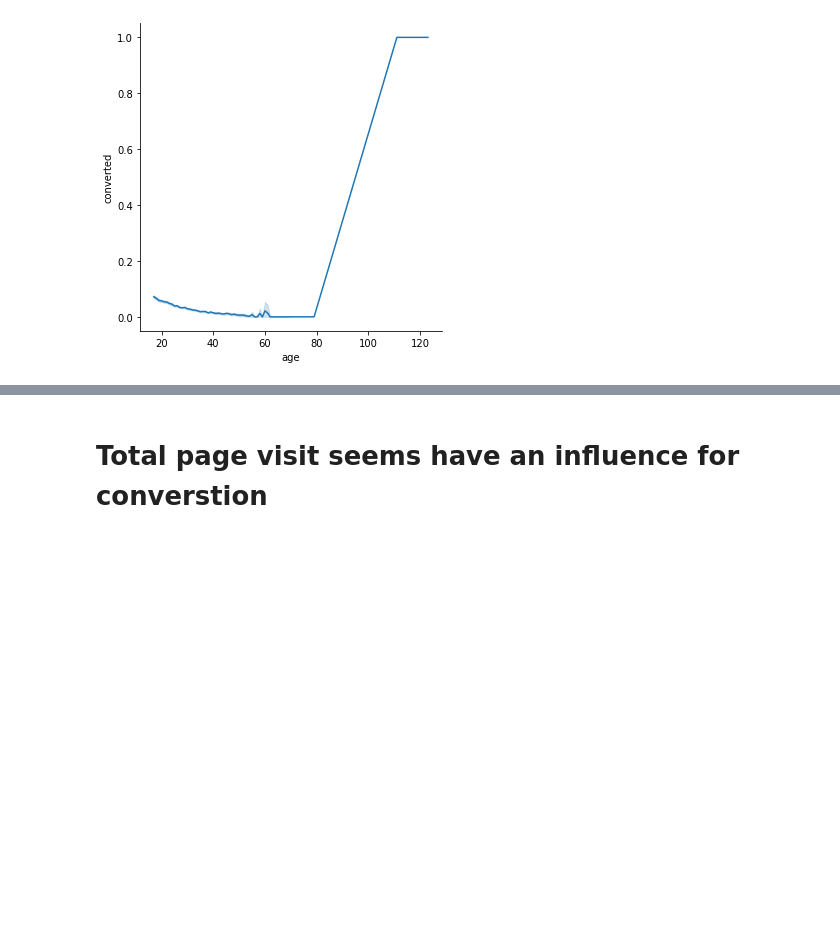
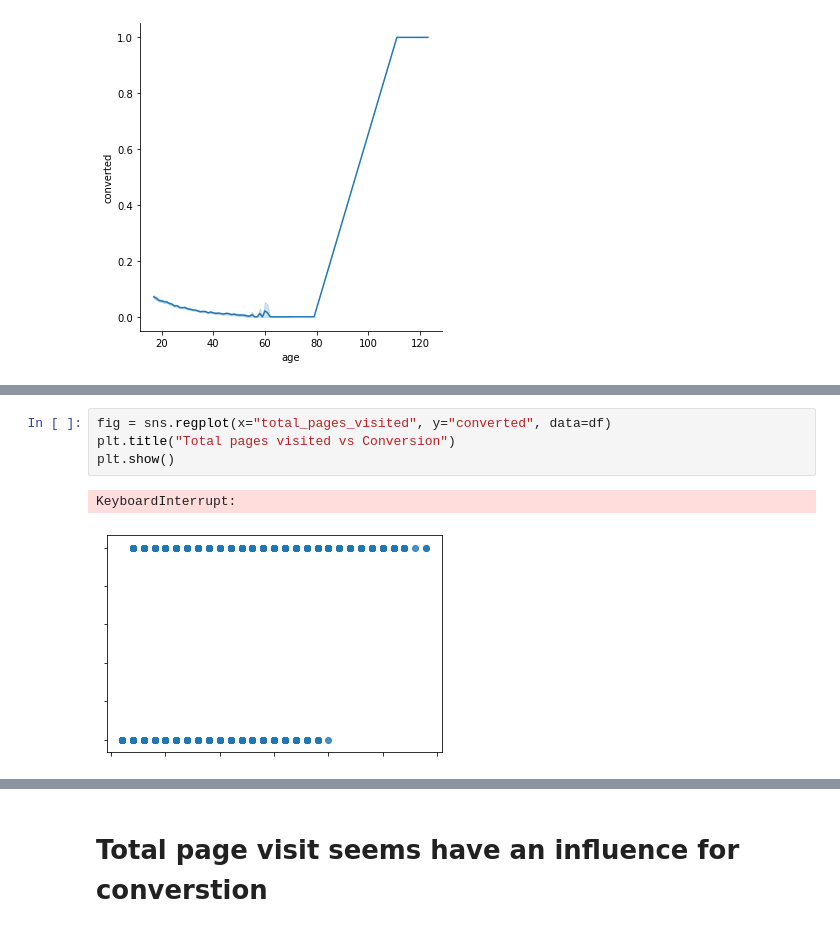
Before and after one commit to Baigala/03-Conversion-rate, a Jupyter notebook: Conversion Project.ipynb, the cells around one changed output, grey strips where cells are left out. Drawn from its saved outputs; the diff is of its cells as text; blank space fills up the shorter version.

```diff
--- a/Conversion Project.ipynb
+++ b/Conversion Project.ipynb
@@ -52,0 +99,7 @@ sns.relplot(x='total_pages_visited', y='converted', data= df, kind="line")
+# %%
+fig = sns.regplot(x="total_pages_visited", y="converted", data=df)
+plt.title("Total pages visited vs Conversion")
+plt.show()
+# %% [output]
+KeyboardInterrupt:
+[figure, added]
```
Also changed, not shown: parts of 38 cells of this notebook, 1 other file.
